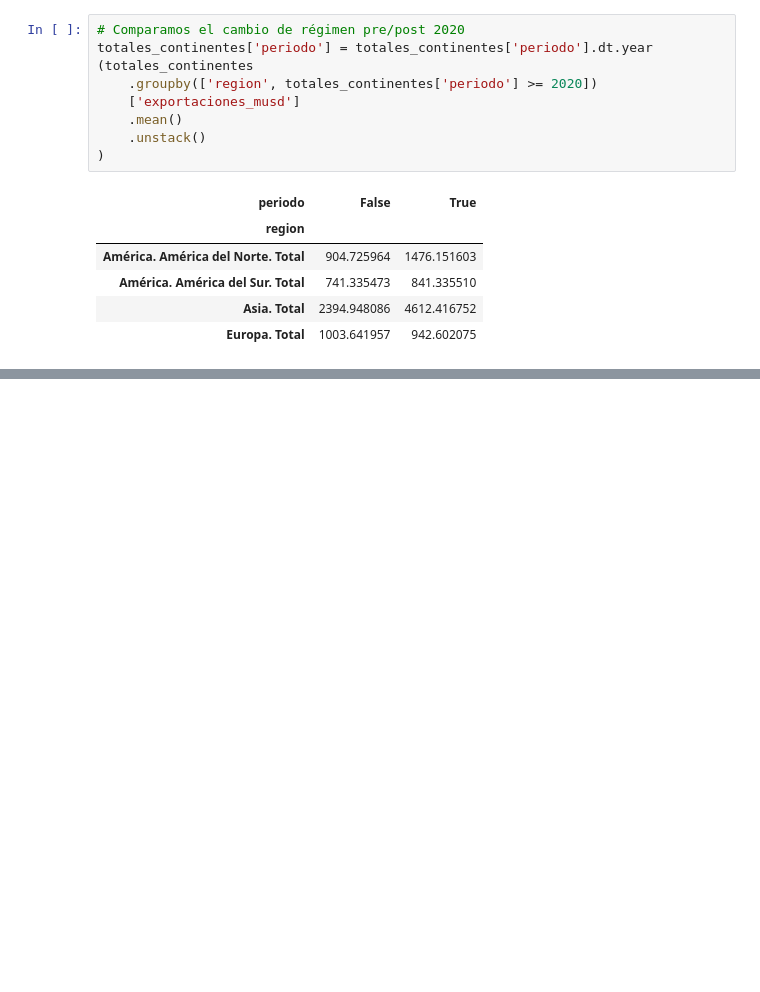
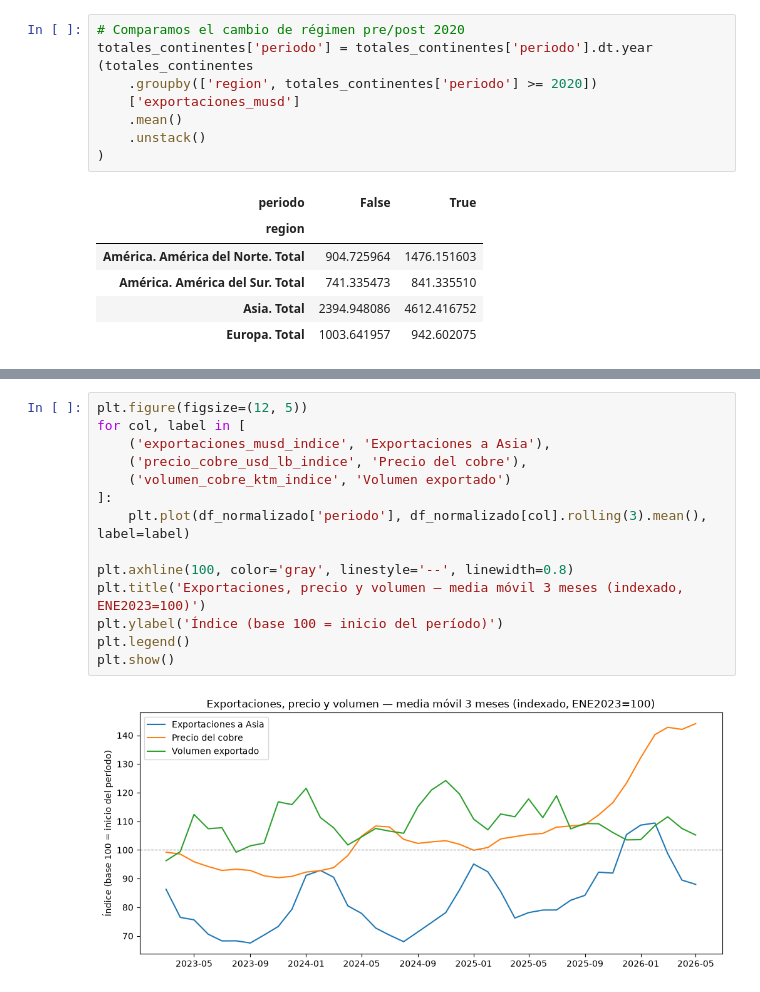
Before and after one commit to Krunzx/data_portfolio, a Jupyter notebook: 01-eda/notebooks/02_analisis_exploratorio.ipynb, the cells around one changed output, grey strips where cells are left out. Cells and saved outputs as stored; diff of their text form; blank space fills up the shorter version.

```diff
--- a/01-eda/notebooks/02_analisis_exploratorio.ipynb
+++ b/01-eda/notebooks/02_analisis_exploratorio.ipynb
@@ -63,0 +191,16 @@ totales_continentes['periodo'] = totales_continentes['periodo'].dt.year
+# %%
+plt.figure(figsize=(12, 5))
+for col, label in [
+    ('exportaciones_musd_indice', 'Exportaciones a Asia'),
+    ('precio_cobre_usd_lb_indice', 'Precio del cobre'),
+    ('volumen_cobre_ktm_indice', 'Volumen exportado')
+]:
+    plt.plot(df_normalizado['periodo'], df_normalizado[col].rolling(3).mean(), label=label)
+
+plt.axhline(100, color='gray', linestyle='--', linewidth=0.8)
+plt.title('Exportaciones, precio y volumen — media móvil 3 meses (indexado, ENE2023=100)')
+plt.ylabel('Índice (base 100 = inicio del período)')
+plt.legend()
+plt.show()
+# %% [output]
+[figure, added]
```
Also changed, not shown: parts of 8 cells of this notebook.
